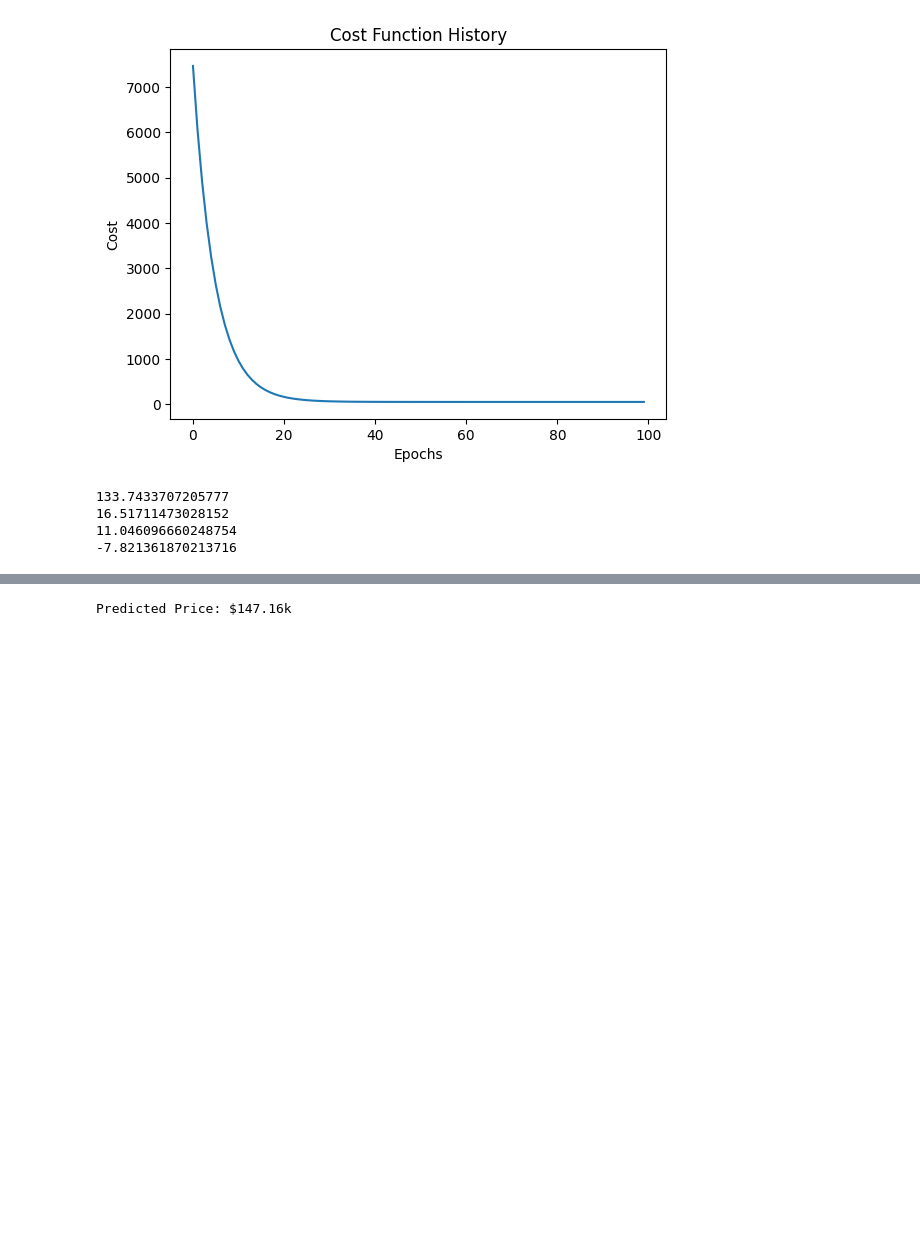
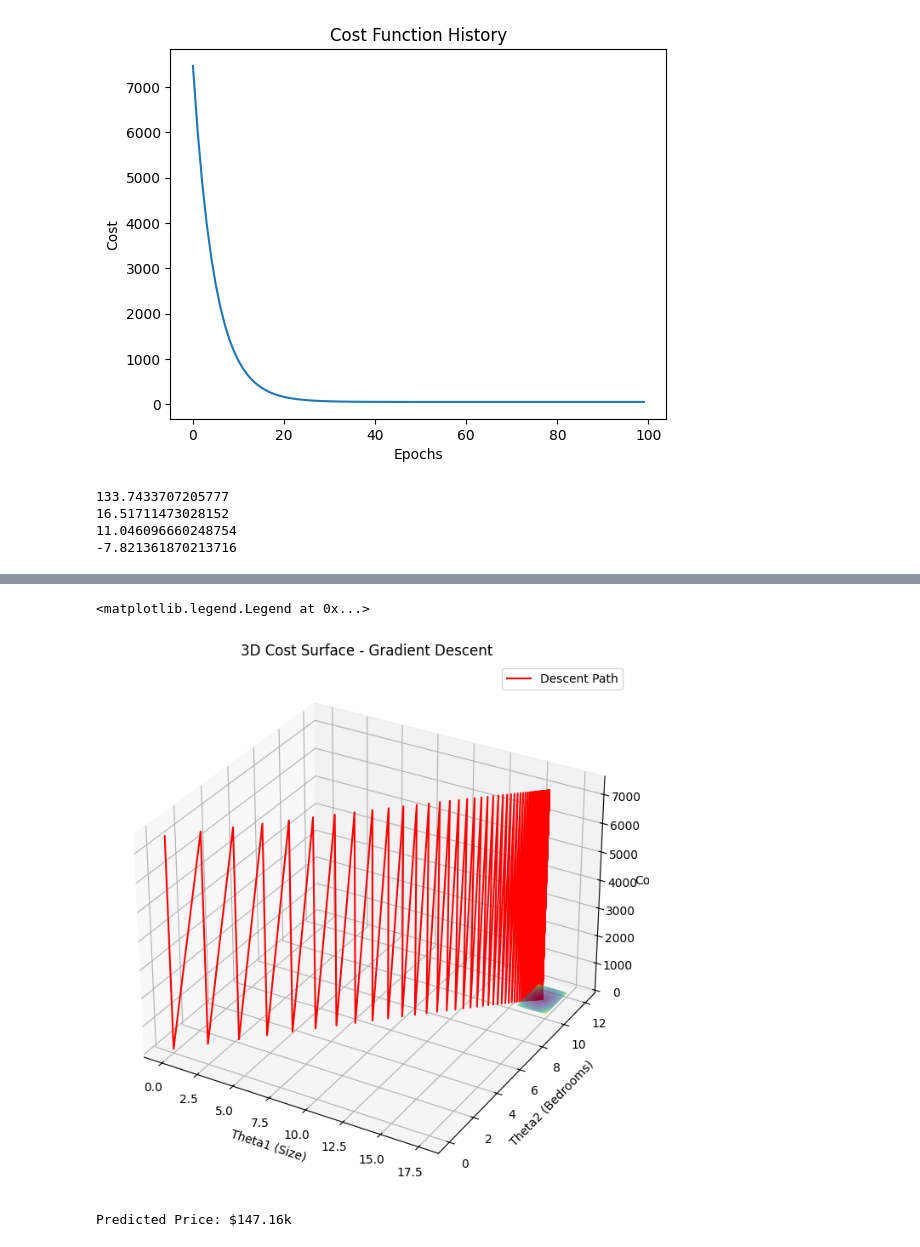
Before and after one commit to RajTejani61/Intern, a Jupyter notebook: Linear Rigression/House-Price_advance.ipynb, the cells around one changed output, grey strips where cells are left out. Saved outputs shown, nothing was run; the diff lists cells and outputs as text; code cells hidden in the pictures; blank space fills up the shorter version.

```diff
--- a/Linear Rigression/House-Price_advance.ipynb
+++ b/Linear Rigression/House-Price_advance.ipynb
@@ -160,3 +154,19 @@ plt.show()
+# %%
+fig = plt.figure(figsize=(10, 8))
+ax = fig.add_subplot(111, projection='3d')
+ax.plot_surface(T1, T2, Z, cmap='viridis', alpha=0.8)
+
+# Plot the path of gradient descent
+ax.plot(theta_path[:, 1], theta_path[:, 2], cost_history, color='red', label='Descent Path')
+
+ax.set_xlabel('Theta1 (Size)')
+ax.set_ylabel('Theta2 (Bedrooms)')
+ax.set_zlabel('Cost')
+ax.set_title('3D Cost Surface - Gradient Descent')
+plt.legend()
+# %% [output]
+<matplotlib.legend.Legend at 0x...>
+[figure, added]
 # %%
 def predict_house_price(size, bedrooms, age):
     # Create 1 row of input data
```
Also changed, not shown: parts of 1 cell of this notebook, 5 other files.
